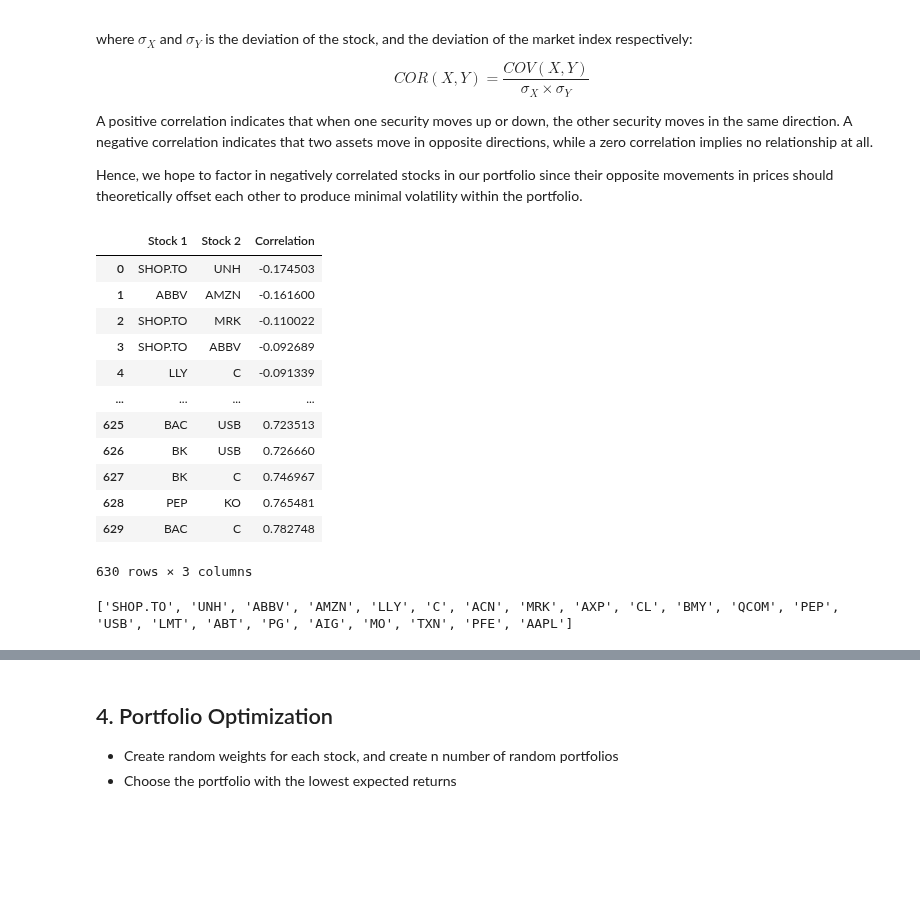
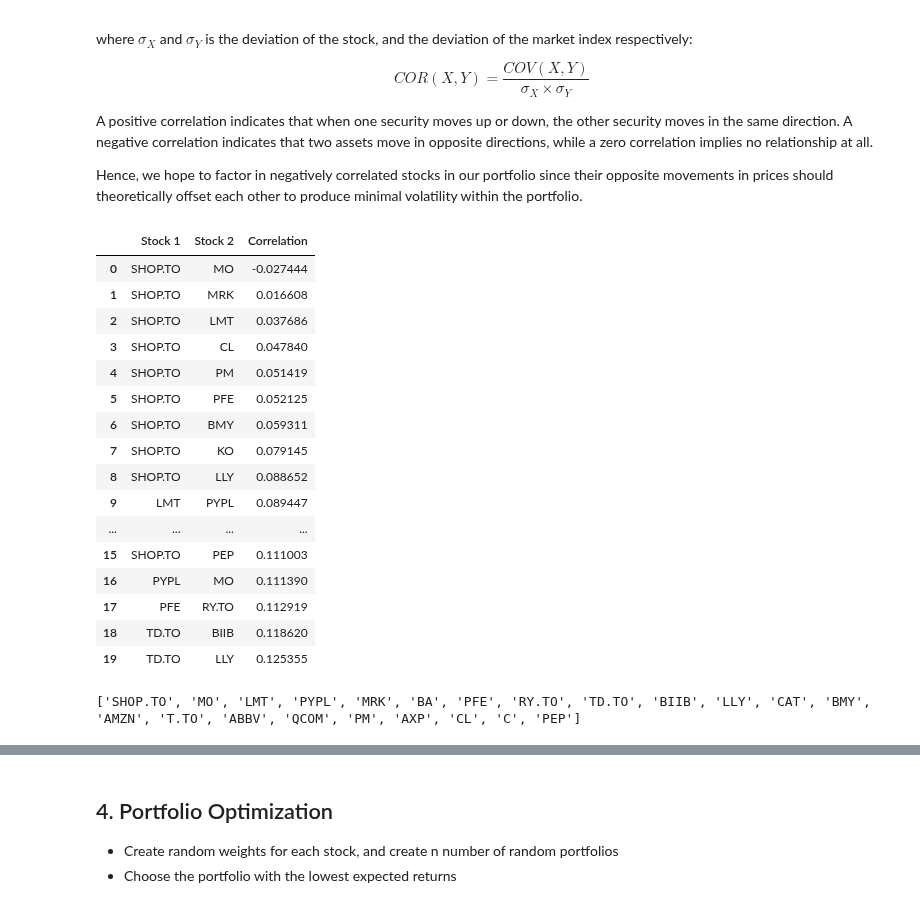
Before and after one commit to Zemelware/robo_stock_advisor, a Jupyter notebook: robo_stock_advisor.ipynb, the cells around one changed output, grey strips where cells are left out. Saved outputs shown, nothing was run; the diff lists cells and outputs as text; code cells hidden in the pictures; blank space fills up the shorter version.

```diff
--- a/robo_stock_advisor.ipynb
+++ b/robo_stock_advisor.ipynb
@@ -191,13 +191,11 @@ def filter_tickers(tickers):
     filtered_cad_tickers = filter_volume(cad_tickers, cad_short_months)
     filtered_usd_tickers = filter_volume(usd_tickers, usd_short_months)
 
-    # Add to single list
-    filtered_tickers = filtered_cad_tickers + filtered_usd_tickers
-    return filtered_tickers
+    # Return valid tickers
+    return filtered_cad_tickers, filtered_usd_tickers
 
-filtered_tickers = filter_tickers(tickers_lst)
-n_stocks = len(filtered_tickers)
-print(filtered_tickers)
+cad_tickers, usd_tickers = filter_tickers(tickers_lst)
+filtered_tickers = cad_tickers + usd_tickers
 # %% [output]
 AGN may be delisted
 CELG may be delisted
@@ -208,0 +206,13 @@ RTN may be delisted
+# %%
+start_date = "2021-01-01"
+end_date = "2023-01-01"
+
+# Get exchange rate data for CAD-USD
+def get_exchange_data(exchange_ticker):
+    exchange_data = yf.download(exchange_ticker, start=start_date, end=end_date, interval="1d").Close
+    exchange_hist = pd.DataFrame(exchange_data)
+    exchange_hist.rename(columns = {"Close": "CAD-USD"}, inplace=True)
+    return exchange_hist
+
+exchange_ticker = "CADUSD=X"
+exchange_hist = get_exchange_data(exchange_ticker)
@@ -208,0 +221,19 @@ RTN may be delisted
+# %%
+# Get CAD stock data
+cad_stock_data = yf.download(tickers=cad_tickers, interval="1d", start=start_date, end=end_date).Close
+
+# Get USD stock data
+usd_stock_data = yf.download(tickers=usd_tickers, interval="1d", start=start_date, end=end_date).Close
+
+# Align USD stock data and exchange data
+aligned_usd_data = pd.merge(usd_stock_data, exchange_hist, left_index=True, right_index=True, how='outer').dropna()
+
+# Convert all USD stock data to CAD
+usd_converted_data = pd.DataFrame()
+for usd_ticker in usd_tickers:
+    close_data = aligned_usd_data[usd_ticker]
+    usd_converted_data[usd_ticker] = close_data / aligned_usd_data["CAD-USD"]
+
+# Combine into final DataFrame
+stock_data = pd.concat([cad_stock_data, usd_converted_data], axis=1).dropna()
+display(stock_data)
@@ -502,44 +546,48 @@ Hence, we hope to factor in negatively correlated stocks in our portfolio since
 # Get correlation pairs of each stock with each other
 corr_pairs = daily_returns.corr()
 
 # Sort pairs by lowest correlations
 corr_pairs["Stock 1"] = corr_pairs.index
 corr_pairs = corr_pairs.melt(id_vars="Stock 1", var_name="Stock 2")
 corr_pairs.rename(columns = {"value" : "Correlation"}, inplace=True)
 corr_pairs.sort_values(by="Correlation", inplace=True)
 
 # Remove duplicates within dataframe
 corr_pairs = corr_pairs.iloc[:-(n_stocks)]
 corr_pairs = corr_pairs.iloc[::2].reset_index(drop=True)
+display(corr_pairs.head(20))
 
 # Loop through pairs and get least correlated pairs of unique stocks
 l_corr_pairs = []
 for _, pair in corr_pairs.iterrows():
     stock1 = pair["Stock 1"]
     stock2 = pair["Stock 2"]
     corr = pair["Correlation"]
 
     if stock1 not in l_corr_pairs and stock2 not in l_corr_pairs:
         l_corr_pairs.append(stock1)
         l_corr_pairs.append(stock2)
 
     if len(l_corr_pairs) == max_stocks:
         break
 
-display(corr_pairs)
 print(l_corr_pairs)
 # %% [output]
 |  | Stock 1 | Stock 2 | Correlation |
-| 0 | SHOP.TO | UNH | -0.174503 |
-| 1 | ABBV | AMZN | -0.161600 |
-| 2 | SHOP.TO | MRK | -0.110022 |
-| 3 | SHOP.TO | ABBV | -0.092689 |
-| 4 | LLY | C | -0.091339 |
+| 0 | SHOP.TO | MO | -0.027444 |
+| 1 | SHOP.TO | MRK | 0.016608 |
+| 2 | SHOP.TO | LMT | 0.037686 |
+| 3 | SHOP.TO | CL | 0.047840 |
+| 4 | SHOP.TO | PM | 0.051419 |
+| 5 | SHOP.TO | PFE | 0.052125 |
+| 6 | SHOP.TO | BMY | 0.059311 |
+| 7 | SHOP.TO | KO | 0.079145 |
+| 8 | SHOP.TO | LLY | 0.088652 |
+| 9 | LMT | PYPL | 0.089447 |
 | ... | ... | ... | ... |
-| 625 | BAC | USB | 0.723513 |
-| 626 | BK | USB | 0.726660 |
-| 627 | BK | C | 0.746967 |
-| 628 | PEP | KO | 0.765481 |
-| 629 | BAC | C | 0.782748 |
+| 15 | SHOP.TO | PEP | 0.111003 |
+| 16 | PYPL | MO | 0.111390 |
+| 17 | PFE | RY.TO | 0.112919 |
+| 18 | TD.TO | BIIB | 0.118620 |
+| 19 | TD.TO | LLY | 0.125355 |
-630 rows × 3 columns
+['SHOP.TO', 'MO', 'LMT', 'PYPL', 'MRK', 'BA', 'PFE', 'RY.TO', 'TD.TO', 'BIIB', 'LLY', 'CAT', 'BMY', 'AMZN', 'T.TO', 'ABBV', 'QCOM', 'PM', 'AXP', 'CL', 'C', 'PEP']
-['SHOP.TO', 'UNH', 'ABBV', 'AMZN', 'LLY', 'C', 'ACN', 'MRK', 'AXP', 'CL', 'BMY', 'QCOM', 'PEP', 'USB', 'LMT', 'ABT', 'PG', 'AIG', 'MO', 'TXN', 'PFE', 'AAPL']
```
Also changed, not shown: parts of 14 cells of this notebook.
